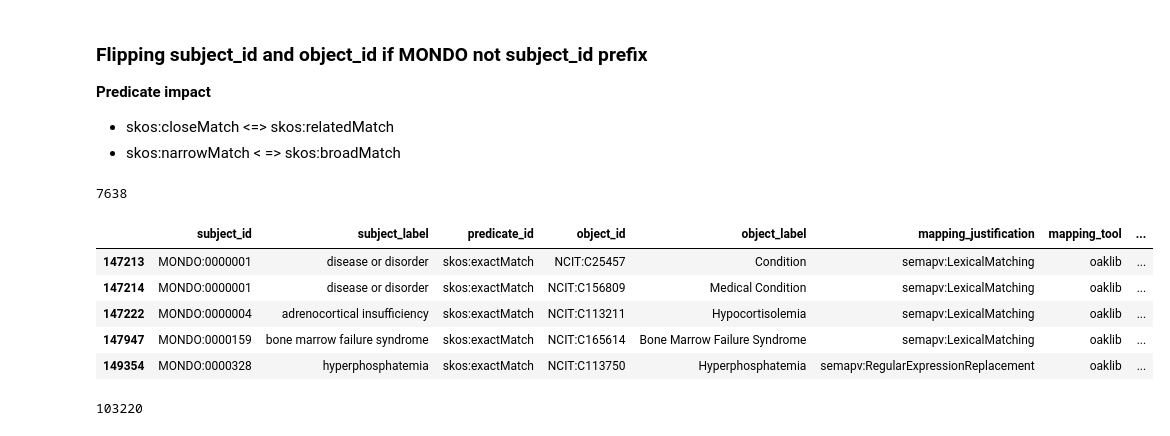
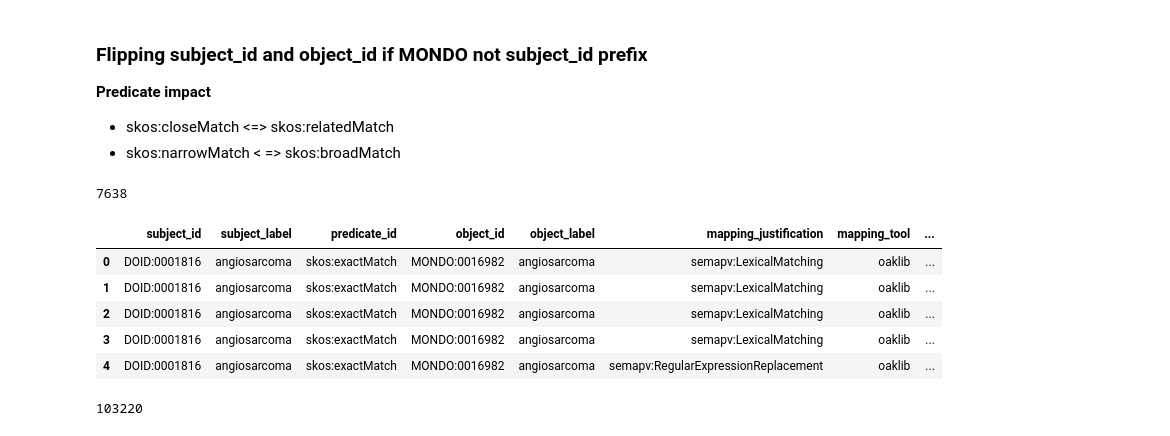
Before and after one commit to monarch-initiative/mondo-ingest, a Jupyter notebook: src/scripts/oak-lexmatch-sssom-compare.ipynb, the cells around one changed output. Cells and saved outputs as stored; diff of their text form; code cells hidden in the pictures.

```diff
--- a/src/scripts/oak-lexmatch-sssom-compare.ipynb
+++ b/src/scripts/oak-lexmatch-sssom-compare.ipynb
@@ -158,19 +181,24 @@ Name: predicate_id, dtype: object
 - skos:closeMatch <=> skos:relatedMatch
 - skos:narrowMatch < => skos:broadMatch
 # %%
+condition_1 = msdf_lex.df['subject_id'].str.contains("MONDO")
+condition_2 = msdf_lex.df['object_id'].str.contains("ICD10CM")
+condition_3 = msdf_lex.df['object_id'].str.contains('|'.join((["OMIM","OMIMPS"])))
+condition_4 = msdf_lex.df['object_id'].str.contains("Orphanet")
+condition_5 = msdf_lex.df['object_id'].str.contains("DOID")
 condition_mondo_obj = msdf_lex.df['object_id'].str.contains("MONDO")
 non_mondo_subjects_df =  pd.DataFrame(msdf_lex.df[(~condition_1 & condition_mondo_obj)])
 mondo_subjects_df = pd.DataFrame(msdf_lex.df[(condition_1 & ~condition_mondo_obj)])
 print(len(mondo_subjects_df))
-mondo_subjects_df.head()
+non_mondo_subjects_df.head()
 # %% [output]
 7638
 |  | subject_id | subject_label | predicate_id | object_id | object_label | mapping_justification | mapping_tool | ... |
-| 147213 | MONDO:0000001 | disease or disorder | skos:exactMatch | NCIT:C25457 | Condition | semapv:LexicalMatching | oaklib | ... |
-| 147214 | MONDO:0000001 | disease or disorder | skos:exactMatch | NCIT:C156809 | Medical Condition | semapv:LexicalMatching | oaklib | ... |
-| 147222 | MONDO:0000004 | adrenocortical insufficiency | skos:exactMatch | NCIT:C113211 | Hypocortisolemia | semapv:LexicalMatching | oaklib | ... |
-| 147947 | MONDO:0000159 | bone marrow failure syndrome | skos:exactMatch | NCIT:C165614 | Bone Marrow Failure Syndrome | semapv:LexicalMatching | oaklib | ... |
-| 149354 | MONDO:0000328 | hyperphosphatemia | skos:exactMatch | NCIT:C113750 | Hyperphosphatemia | semapv:RegularExpressionReplacement | oaklib | ... |
+| 0 | DOID:0001816 | angiosarcoma | skos:exactMatch | MONDO:0016982 | angiosarcoma | semapv:LexicalMatching | oaklib | ... |
+| 1 | DOID:0001816 | angiosarcoma | skos:exactMatch | MONDO:0016982 | angiosarcoma | semapv:LexicalMatching | oaklib | ... |
+| 2 | DOID:0001816 | angiosarcoma | skos:exactMatch | MONDO:0016982 | angiosarcoma | semapv:LexicalMatching | oaklib | ... |
+| 3 | DOID:0001816 | angiosarcoma | skos:exactMatch | MONDO:0016982 | angiosarcoma | semapv:LexicalMatching | oaklib | ... |
+| 4 | DOID:0001816 | angiosarcoma | skos:exactMatch | MONDO:0016982 | angiosarcoma | semapv:RegularExpressionReplacement | oaklib | ... |
 # %%
 desired_sequence = ['subject_id', 'subject_label', 'predicate_id', 'object_id',
        'object_label', 'mapping_justification', 'mapping_tool', 'confidence',
```
Also changed, not shown: parts of 19 cells of this notebook, 13 other files.
